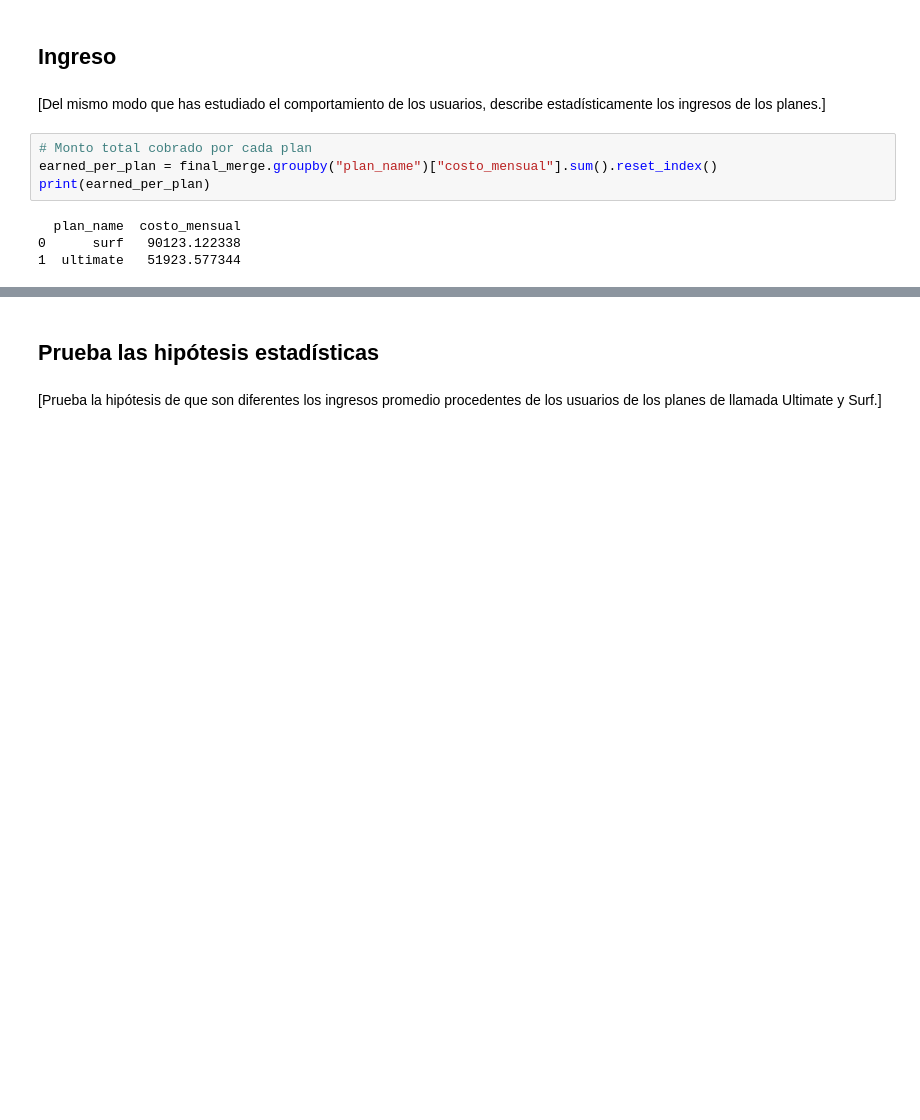
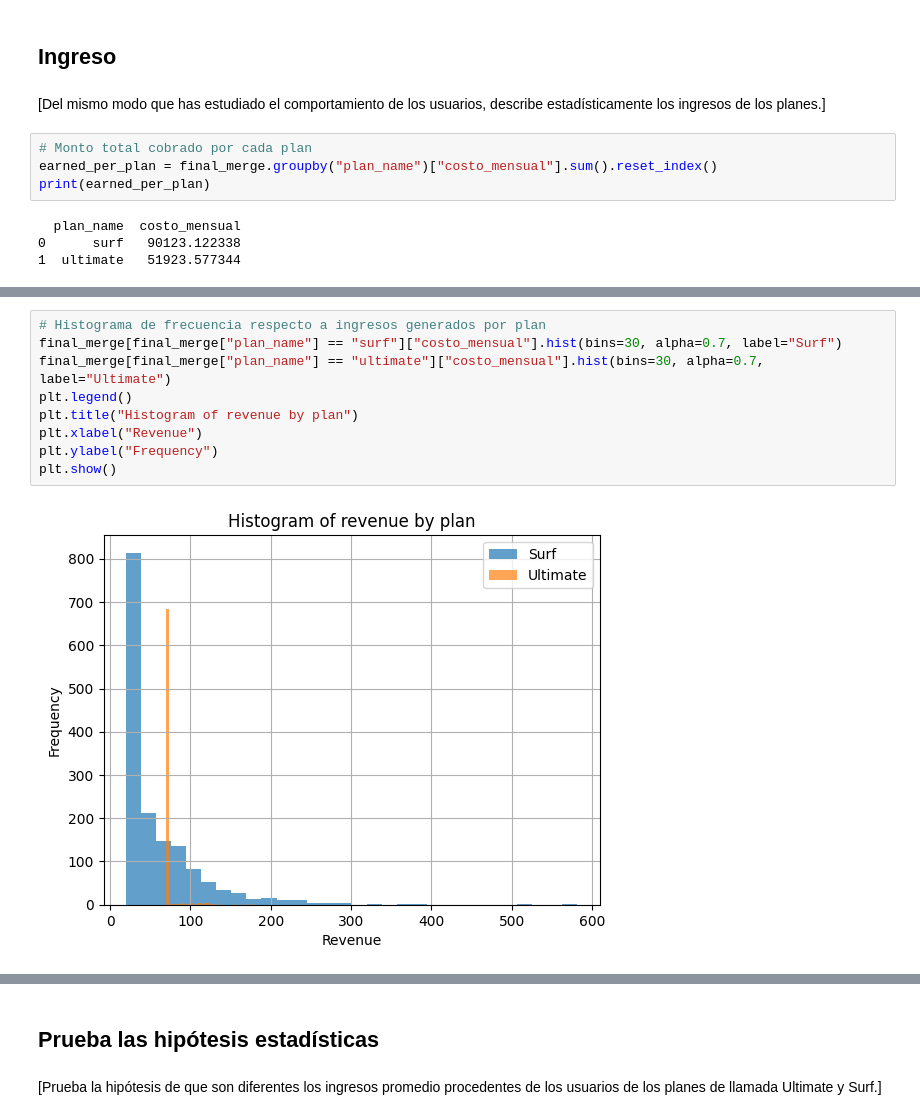
Before and after one commit to carloscarranza2486/tripleten-data-science, a Jupyter notebook: sprint-05-data_statistical-analysis/final_project_megaline_fees/notebook.ipynb, the cells around one changed output, grey strips where cells are left out. Saved outputs shown, nothing was run; the diff lists cells and outputs as text; blank space fills up the shorter version.

```diff
--- a/sprint-05-data_statistical-analysis/final_project_megaline_fees/notebook.ipynb
+++ b/sprint-05-data_statistical-analysis/final_project_megaline_fees/notebook.ipynb
@@ -917,0 +948,11 @@ TypeError: could not convert string to float: 'surf'
+# %%
+# Histograma de frecuencia respecto a ingresos generados por plan
+final_merge[final_merge["plan_name"] == "surf"]["costo_mensual"].hist(bins=30, alpha=0.7, label="Surf")
+final_merge[final_merge["plan_name"] == "ultimate"]["costo_mensual"].hist(bins=30, alpha=0.7, label="Ultimate")
+plt.legend()
+plt.title("Histogram of revenue by plan")
+plt.xlabel("Revenue")
+plt.ylabel("Frequency")
+plt.show()
+# %% [output]
+[figure, added]
```
Also changed, not shown: parts of 10 cells of this notebook.
